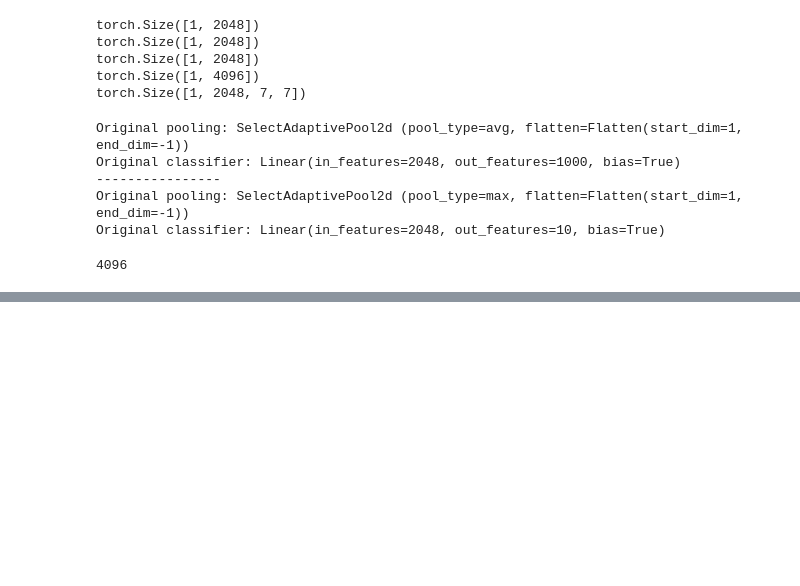
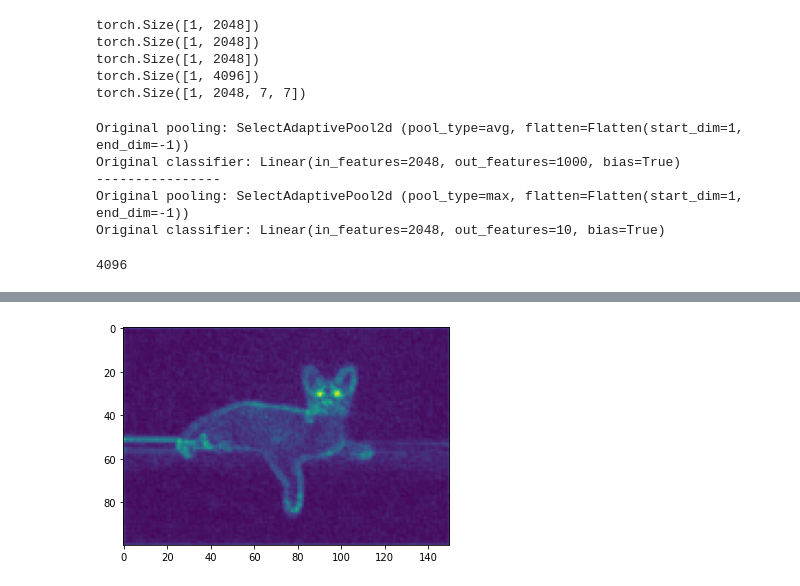
Before and after one commit to chenzhouuu/tokenlabeling_covid, a Jupyter notebook: timm_tutorial.ipynb, the cells around one changed output, grey strips where cells are left out. Cells and saved outputs as stored; diff of their text form; code cells hidden in the pictures; blank space fills up the shorter version.

```diff
--- a/timm_tutorial.ipynb
+++ b/timm_tutorial.ipynb
@@ -74,0 +161,2 @@ model.fc = nn.Sequential(
+# %%
+model = timm.create_model('resnet50d', pretrained=True, exportable=True)
@@ -74,0 +185,9 @@ model.fc = nn.Sequential(
+# %%
+features = {'layer1.0.act2': 'out'}
+feature_extractor = create_feature_extractor(model, return_nodes=features)
+# %%
+out = feature_extractor(image)
+# %%
+visualise_feature_output(out['out'])
+# %% [output]
+[figure, added]
```
Also changed, not shown: parts of 35 cells of this notebook, 2 other files.
